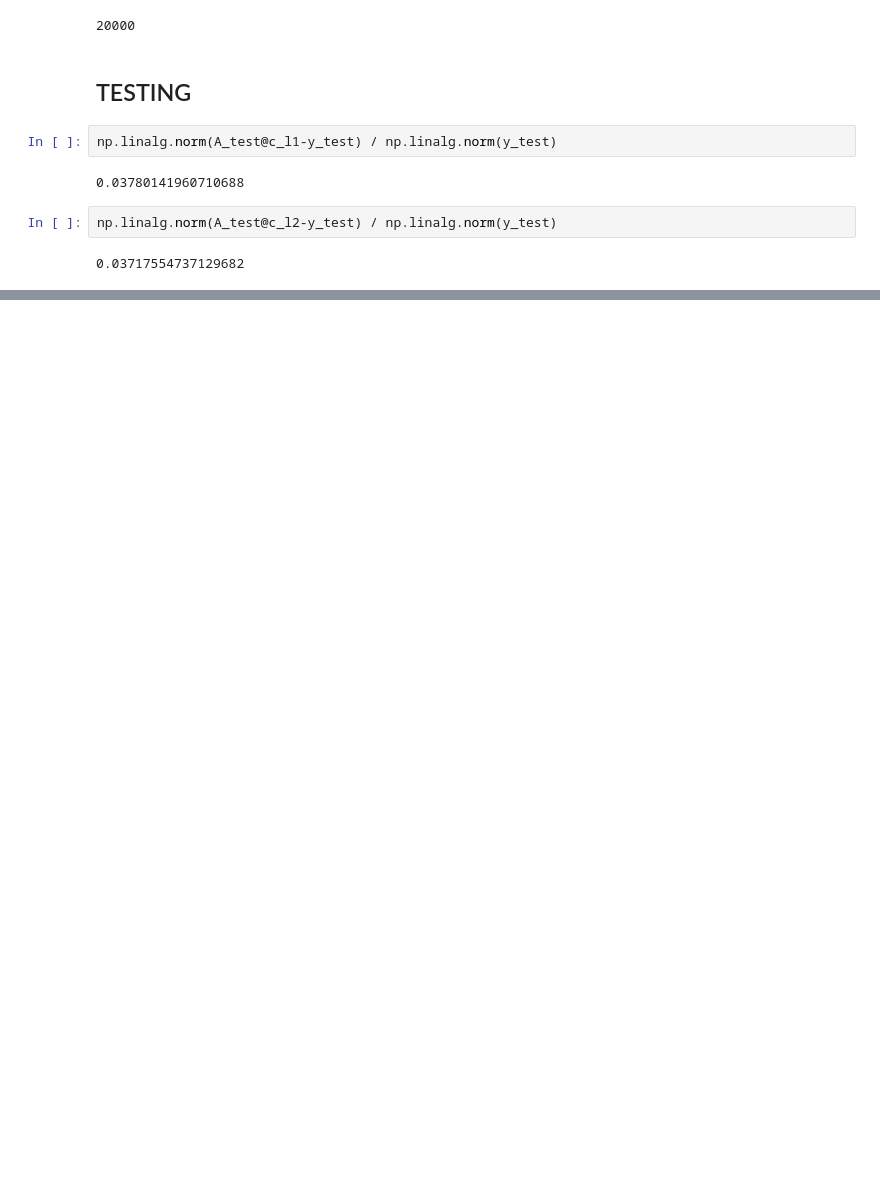
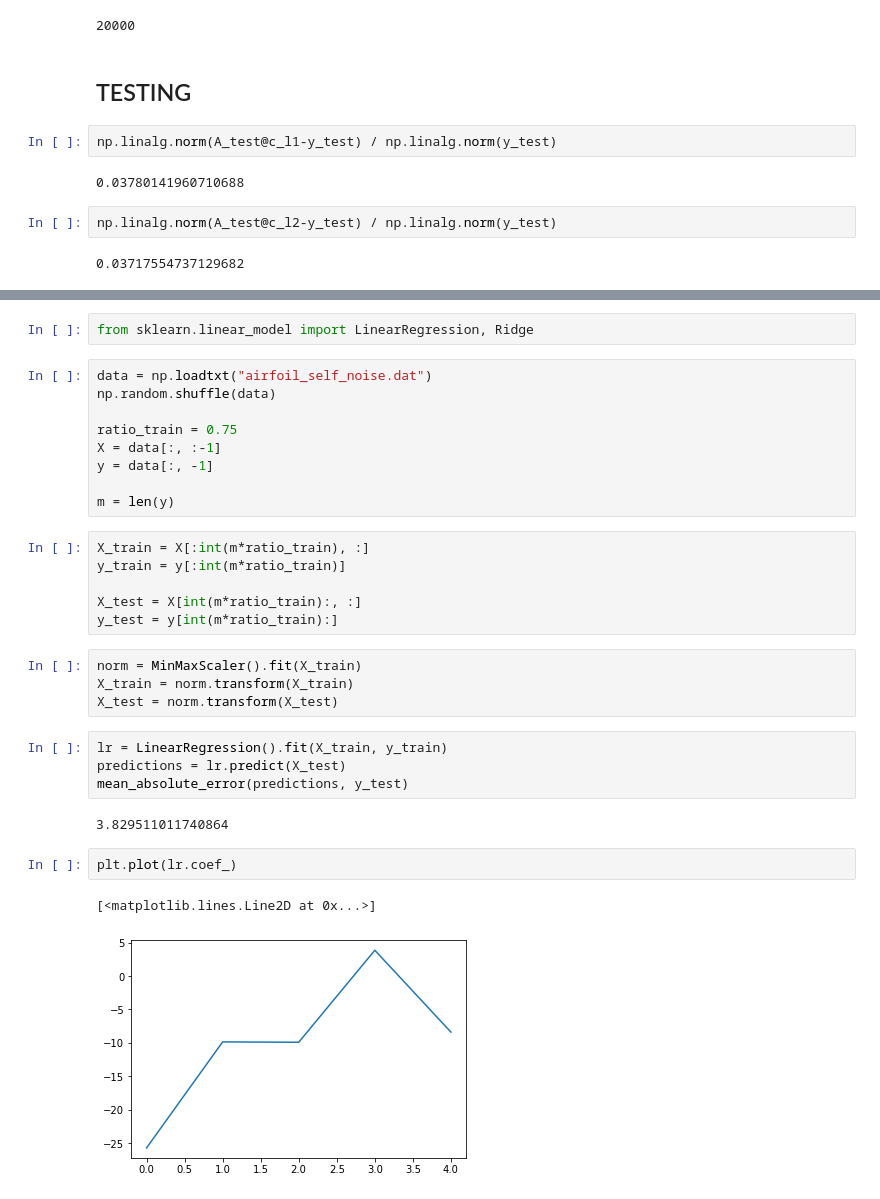
Before and after one commit to rhshi/sparse-rf, a Jupyter notebook: examples/data/naca.ipynb, the cells around one changed output, grey strips where cells are left out. Saved outputs shown, nothing was run; the diff lists cells and outputs as text; blank space fills up the shorter version.

Commit message:
ridge and linear

```diff
--- a/examples/data/naca.ipynb
+++ b/examples/data/naca.ipynb
@@ -142,0 +147,32 @@ np.linalg.norm(A_test@c_l2-y_test) / np.linalg.norm(y_test)
+# %%
+from sklearn.linear_model import LinearRegression, Ridge
+# %%
+data = np.loadtxt("airfoil_self_noise.dat")
+np.random.shuffle(data)
+
+ratio_train = 0.75
+X = data[:, :-1]
+y = data[:, -1]
+
+m = len(y)
+# %%
+X_train = X[:int(m*ratio_train), :]
+y_train = y[:int(m*ratio_train)]
+
+X_test = X[int(m*ratio_train):, :]
+y_test = y[int(m*ratio_train):]
+# %%
+norm = MinMaxScaler().fit(X_train)
+X_train = norm.transform(X_train)
+X_test = norm.transform(X_test)
+# %%
+lr = LinearRegression().fit(X_train, y_train)
+predictions = lr.predict(X_test)
+mean_absolute_error(predictions, y_test)
+# %% [output]
+3.829511011740864
+# %%
+plt.plot(lr.coef_)
+# %% [output]
+[<matplotlib.lines.Line2D at 0x...>]
+[figure, added]
```
Also changed, not shown: parts of 8 cells of this notebook.
